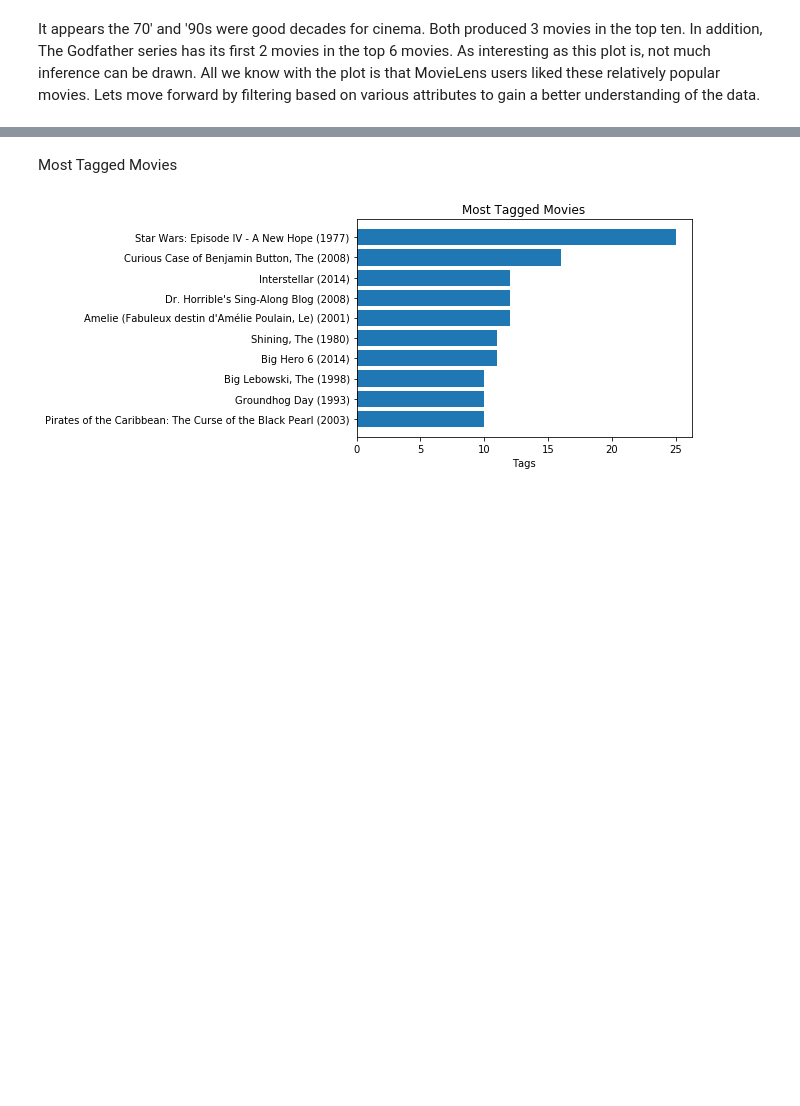
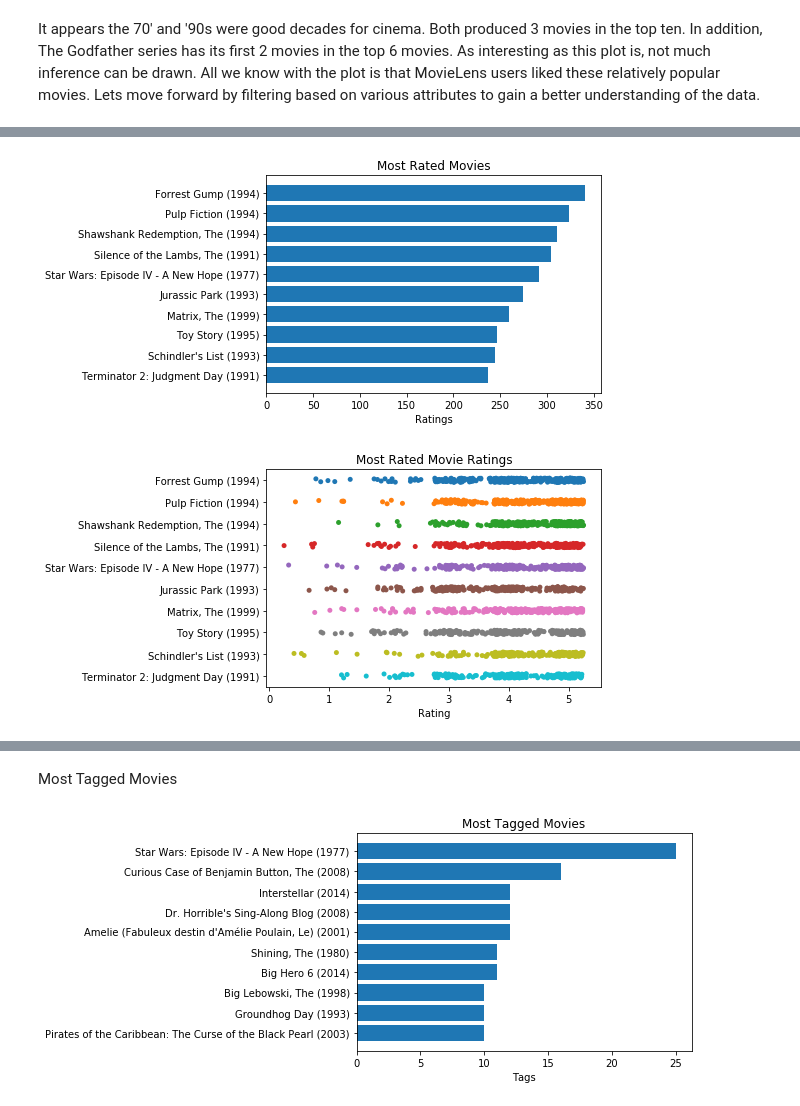
Before and after one commit to JackNelson/MSDS7331_Project3, a Jupyter notebook: MSDS7331_Lab3_AbrahamHarrisHidgonNelson.ipynb, the cells around one changed output, grey strips where cells are left out. Saved outputs shown, nothing was run; the diff lists cells and outputs as text; code cells hidden in the pictures; blank space fills up the shorter version.

Commit message:
Most Rated Section

```diff
--- a/MSDS7331_Lab3_AbrahamHarrisHidgonNelson.ipynb
+++ b/MSDS7331_Lab3_AbrahamHarrisHidgonNelson.ipynb
@@ -339,0 +347,13 @@ It appears the 70' and '90s were good decades for cinema.  Both produced 3 movie
+# %%
+movie_rating_count = ratings_sf.groupby(key_columns='movieId', operations={'count': gl.aggregate.COUNT()})
+
+most_rated = movie_rating_count.join(movies_sf['movieId','title']).topk('count').sort('count')
+
+HorzBarChart(most_rated['count'], most_rated['title'], 'Ratings', 'Most Rated Movies')
+
+most_rated_ratings = most_rated.join(ratings_sf['movieId','rating'])
+RatingStripPlot(most_rated_ratings, 'title', 'Most Rated Movie Ratings',
+                list(most_rated.sort('count',ascending=False)['title']))
+# %% [output]
+[figure, added]
+[figure, added]
```
Also changed, not shown: parts of 7 cells of this notebook.
